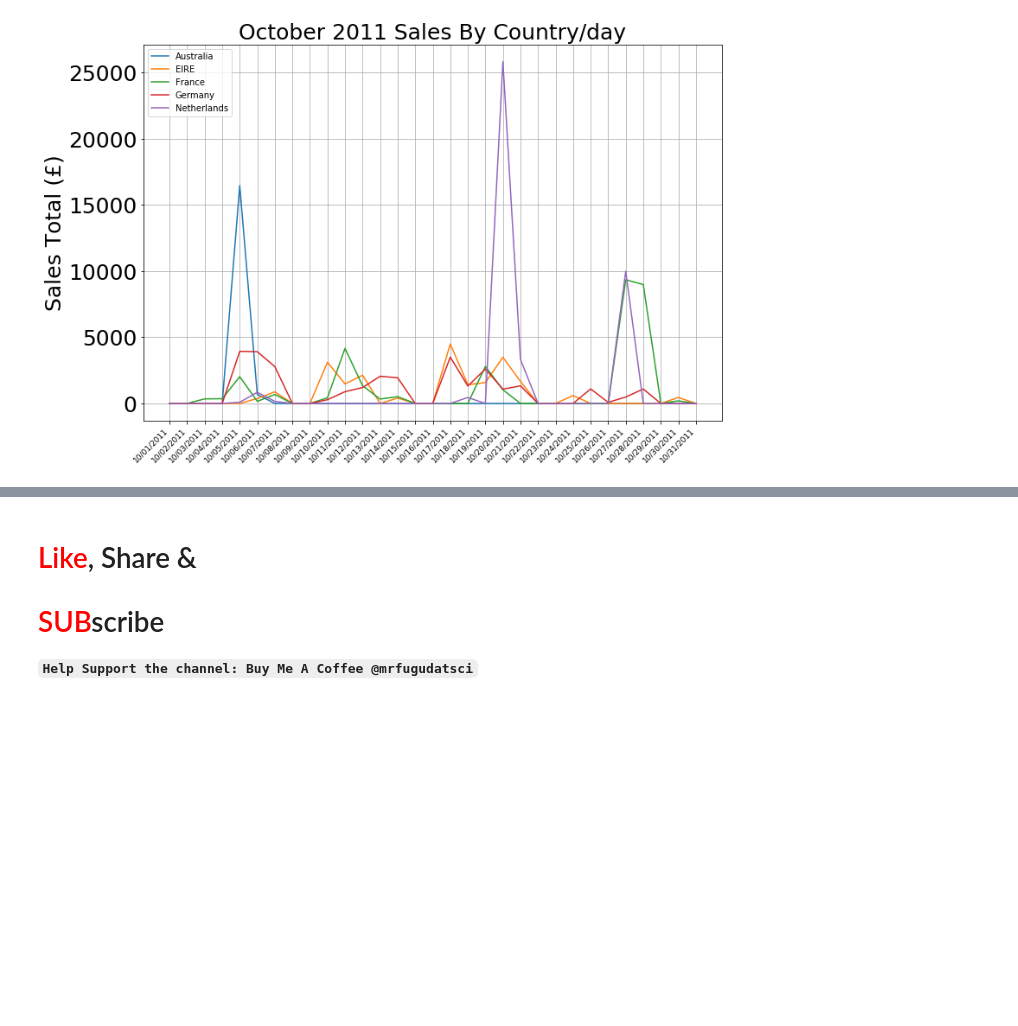
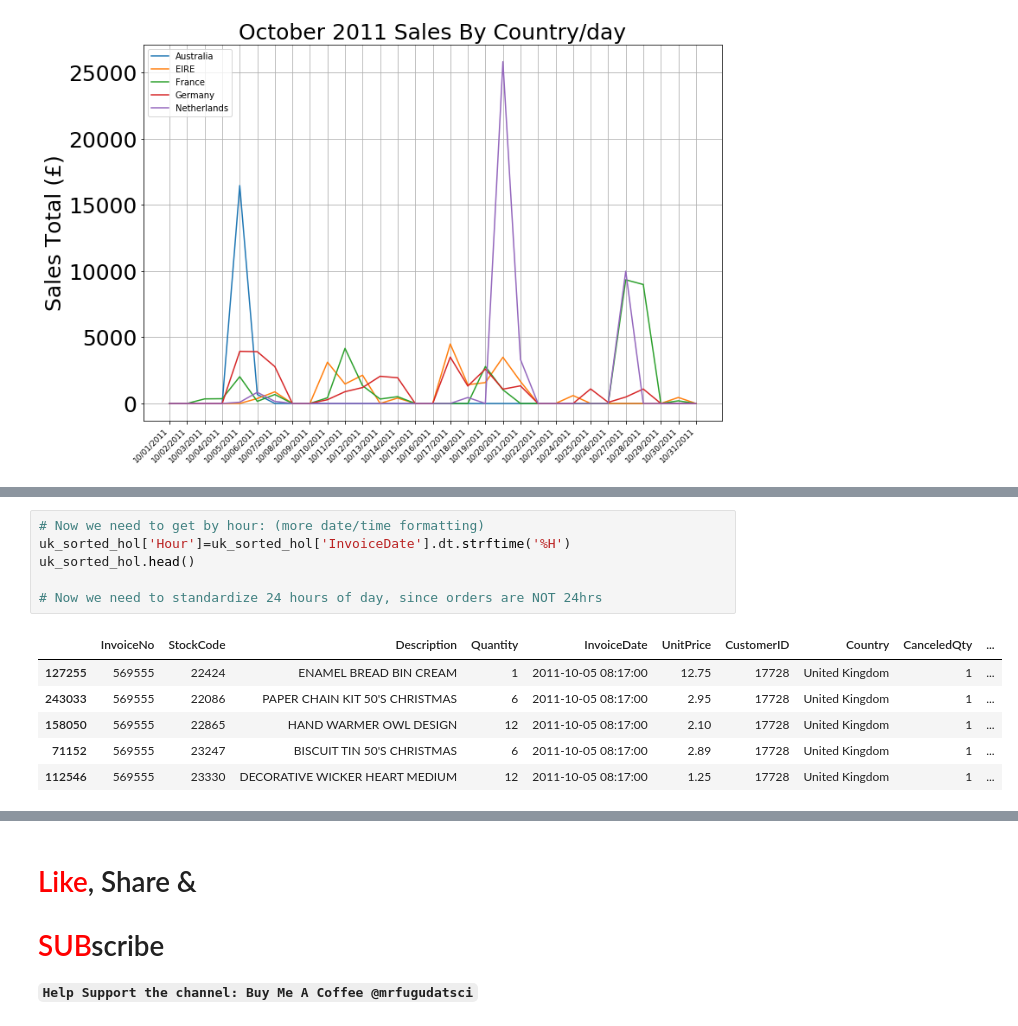
Before and after one commit to MrFuguDataScience/Python_Basics, a Jupyter notebook: time_series_plots.ipynb, the cells around one changed output, grey strips where cells are left out. Cells and saved outputs as stored; diff of their text form; blank space fills up the shorter version.

```diff
--- a/time_series_plots.ipynb
+++ b/time_series_plots.ipynb
@@ -381,0 +400,13 @@ plt.show()
+# %%
+# Now we need to get by hour: (more date/time formatting)
+uk_sorted_hol['Hour']=uk_sorted_hol['InvoiceDate'].dt.strftime('%H')
+uk_sorted_hol.head()
+
+# Now we need to standardize 24 hours of day, since orders are NOT 24hrs
+# %% [output]
+|  | InvoiceNo | StockCode | Description | Quantity | InvoiceDate | UnitPrice | CustomerID | Country | CanceledQty | ... |
+| 127255 | 569555 | 22424 | ENAMEL BREAD BIN CREAM | 1 | 2011-10-05 08:17:00 | 12.75 | 17728 | United Kingdom | 1 | ... |
+| 243033 | 569555 | 22086 | PAPER CHAIN KIT 50'S CHRISTMAS | 6 | 2011-10-05 08:17:00 | 2.95 | 17728 | United Kingdom | 1 | ... |
+| 158050 | 569555 | 22865 | HAND WARMER OWL DESIGN | 12 | 2011-10-05 08:17:00 | 2.10 | 17728 | United Kingdom | 1 | ... |
+| 71152 | 569555 | 23247 | BISCUIT TIN 50'S CHRISTMAS | 6 | 2011-10-05 08:17:00 | 2.89 | 17728 | United Kingdom | 1 | ... |
+| 112546 | 569555 | 23330 | DECORATIVE WICKER HEART MEDIUM | 12 | 2011-10-05 08:17:00 | 1.25 | 17728 | United Kingdom | 1 | ... |
```
Also changed, not shown: parts of 16 cells of this notebook.
